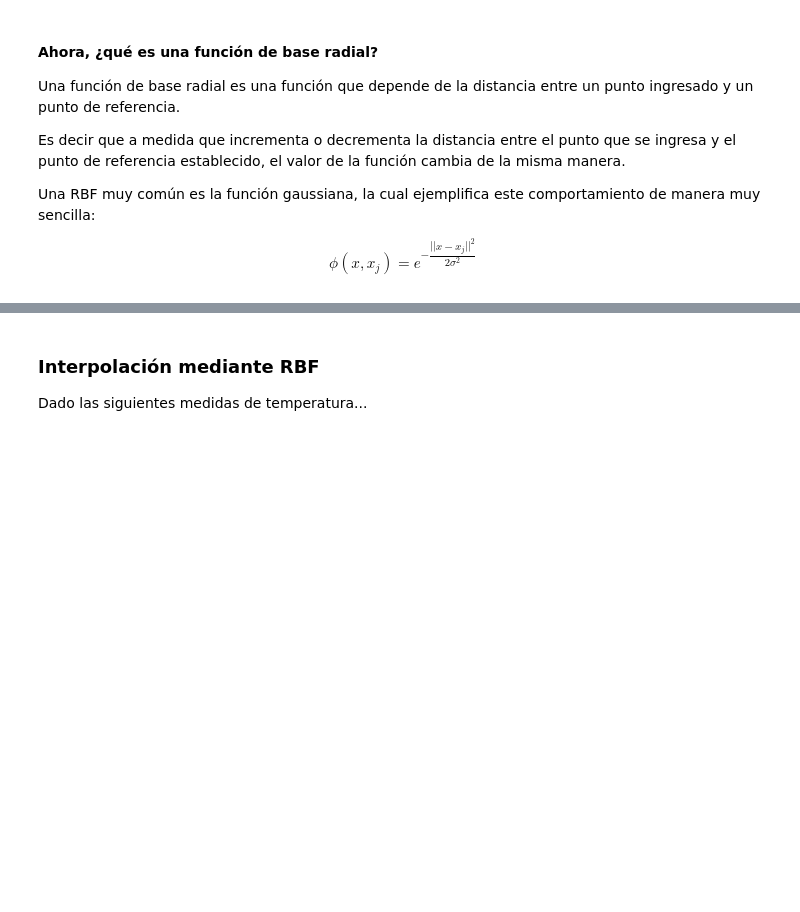
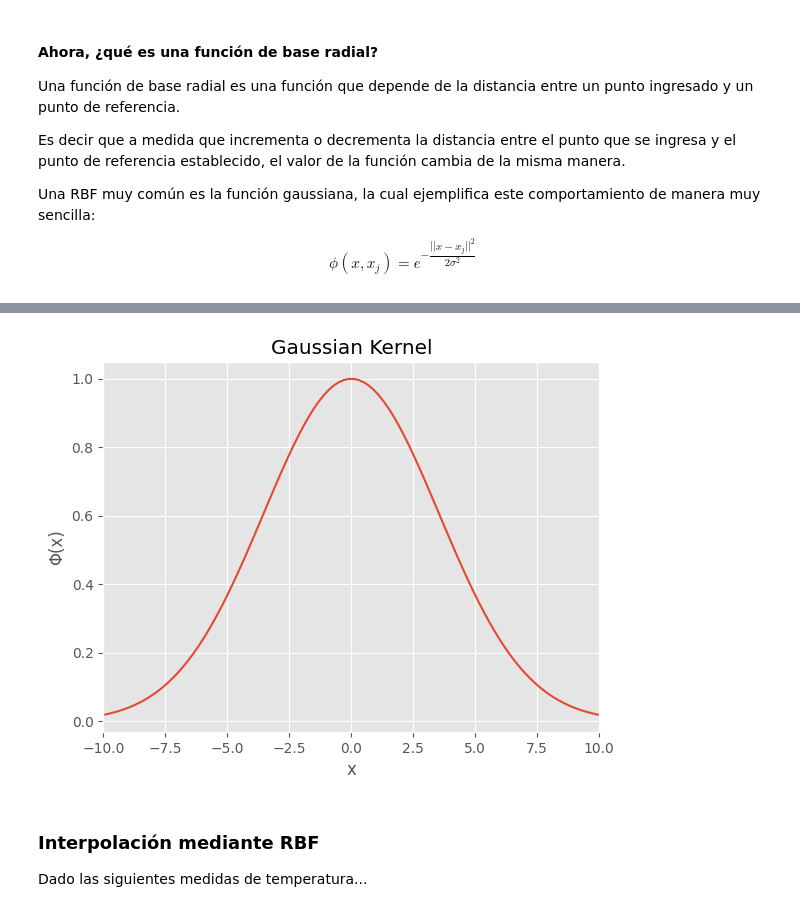
Before and after one commit to Ramstric/RBF-Tool-For-PDE, a Jupyter notebook: RBF/Interpolation/RBF Interpolation.ipynb, the cells around one changed output, grey strips where cells are left out. Saved outputs shown, nothing was run; the diff lists cells and outputs as text; code cells hidden in the pictures; blank space fills up the shorter version.

```diff
--- a/RBF/Interpolation/RBF Interpolation.ipynb
+++ b/RBF/Interpolation/RBF Interpolation.ipynb
@@ -62,3 +62,19 @@ plt.show()
+# %%
+sigma = 2.5  # Parámetro de suavizado
+
+x_values = np.linspace(-10, 10, 100)
+y_values = gaussian(x_values, 0, sigma)
+# Gráfica de la función gaussiana
+plt.plot(x_values, y_values)
+plt.xlim([-10, 10])
+plt.title('Gaussian Kernel')
+plt.xlabel('x')
+plt.ylabel('Φ(x)')
+plt.show()
+
+sigma = 1  # Parámetro de suavizado
+# %% [output]
+[figure, added]
 # %% [markdown]
 ### Interpolación mediante RBF
 
```
Also changed, not shown: parts of 14 cells of this notebook, 1 other file.
